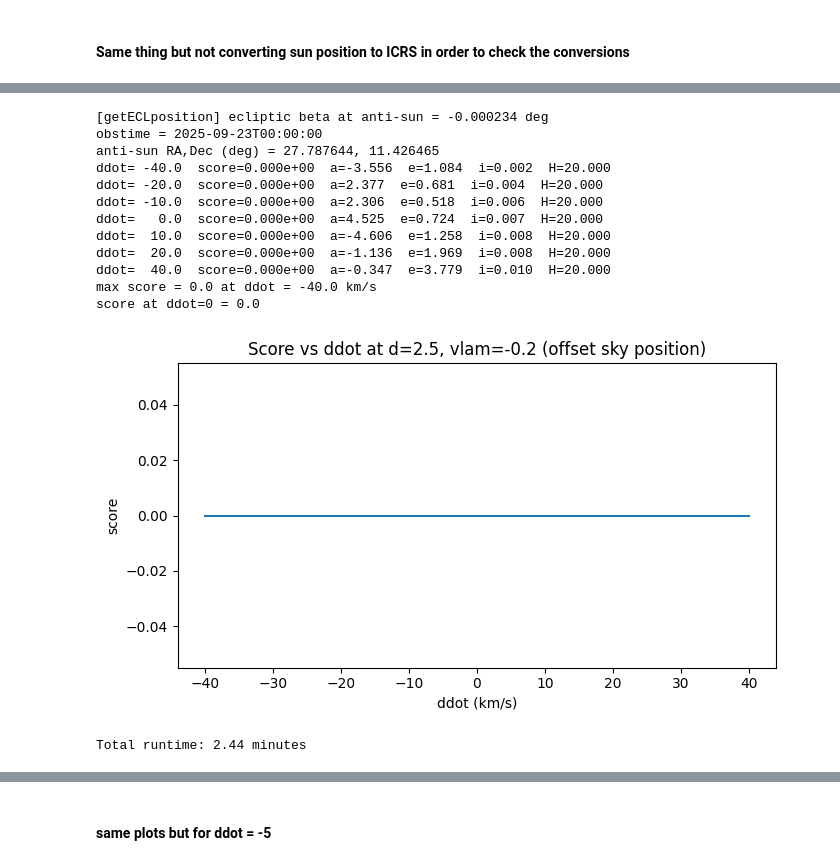
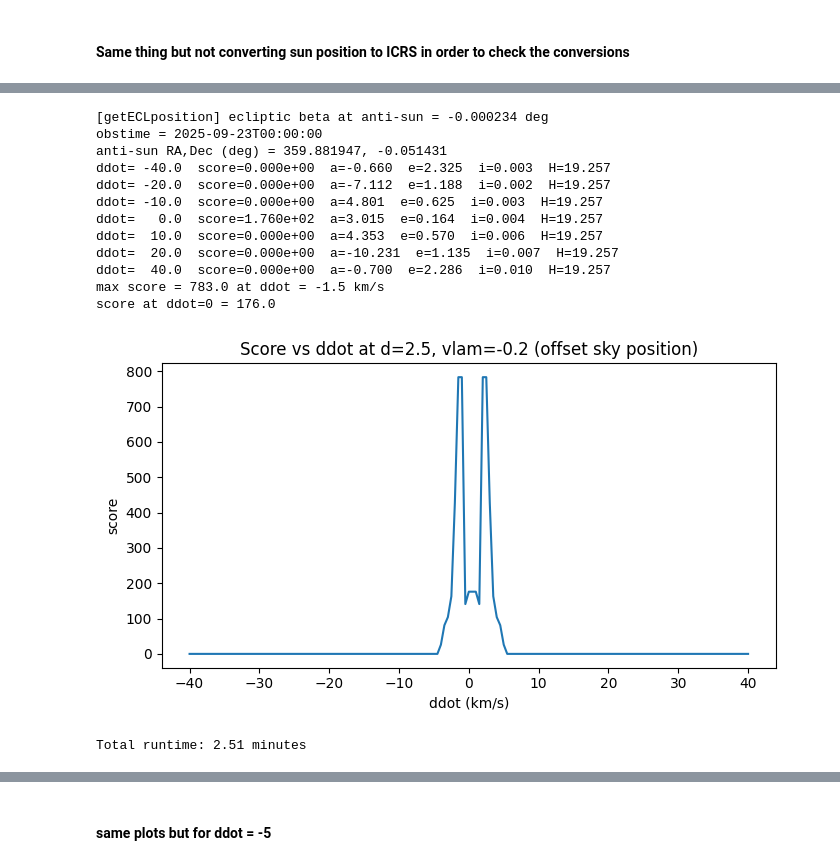
Before and after one commit to devanshi-s04/neomod, a Jupyter notebook: mbasplotwscorer.ipynb, the cells around one changed output, grey strips where cells are left out. Drawn from its saved outputs; the diff is of its cells as text; code cells hidden in the pictures.

```diff
--- a/mbasplotwscorer.ipynb
+++ b/mbasplotwscorer.ipynb
@@ -636,7 +652,7 @@ def getECLposition(raAntisun_deg, decAntisun_deg, obstime_str, longitudeOffset_d
 
 raAS_deg, decAS_deg = anti_sun_radec_icrs(obstime_str)
 
-longitudeOffset_deg = 30.0  # change to 0, 30, 60, 90 ...
+longitudeOffset_deg = 0.0  # change to 0, 30, 60, 90 ...
 
 use_offset = True  # switch to false to go back to default settings for anti-sun (or change the offset above to 0)
 if use_offset:
@@ -753,42 +769,42 @@ t0 = time.perf_counter()
 
 for idd, d_au in enumerate(tqdm(d_grid, desc="Scanning distance d", unit="AU")):
     for iv, vlam in enumerate(vlam_grid):
         dra, ddec = nsc.ecliptic_rates_to_radec_rates1(
             ra0_deg, dec0_deg, vlam, vbeta_fixed, obstime_str
         )
 
         out = scorer_mba_s3m.compute_score(
             obstime_str=obstime_str,
             ra_deg=ra0_deg,
             dec_deg=dec0_deg,
             dra_deg_per_day=dra,
             ddec_deg_per_day=ddec,
             mag=mag,
             d_au=d_au,
             ddot_kms=ddot_fixed
         )
 
         W[idd, iv] = out["score"]
 
 t1 = time.perf_counter()
 print(f"\nTotal runtime: {(t1 - t0)/60:.2f} minutes")
 
 
 best_idx = np.argmax(W, axis=1)
 best_vlam = vlam_grid[best_idx]
 best_w = W[np.arange(len(d_grid)), best_idx]
 # %% [output]
 [getECLposition] ecliptic beta at anti-sun = -0.000234 deg
 obstime = 2025-09-23T00:00:00
-anti-sun RA,Dec (deg) = 27.787644, 11.426465
-ddot= -40.0  score=0.000e+00  a=-3.556  e=1.084  i=0.002  H=20.000
-ddot= -20.0  score=0.000e+00  a=2.377  e=0.681  i=0.004  H=20.000
-ddot= -10.0  score=0.000e+00  a=2.306  e=0.518  i=0.006  H=20.000
-ddot=   0.0  score=0.000e+00  a=4.525  e=0.724  i=0.007  H=20.000
-ddot=  10.0  score=0.000e+00  a=-4.606  e=1.258  i=0.008  H=20.000
-ddot=  20.0  score=0.000e+00  a=-1.136  e=1.969  i=0.008  H=20.000
-ddot=  40.0  score=0.000e+00  a=-0.347  e=3.779  i=0.010  H=20.000
-max score = 0.0 at ddot = -40.0 km/s
-score at ddot=0 = 0.0
+anti-sun RA,Dec (deg) = 359.881947, -0.051431
+ddot= -40.0  score=0.000e+00  a=-0.660  e=2.325  i=0.003  H=19.257
+ddot= -20.0  score=0.000e+00  a=-7.112  e=1.188  i=0.002  H=19.257
+ddot= -10.0  score=0.000e+00  a=4.801  e=0.625  i=0.003  H=19.257
+ddot=   0.0  score=1.760e+02  a=3.015  e=0.164  i=0.004  H=19.257
+ddot=  10.0  score=0.000e+00  a=4.353  e=0.570  i=0.006  H=19.257
+ddot=  20.0  score=0.000e+00  a=-10.231  e=1.135  i=0.007  H=19.257
+ddot=  40.0  score=0.000e+00  a=-0.700  e=2.286  i=0.010  H=19.257
+max score = 783.0 at ddot = -1.5 km/s
+score at ddot=0 = 176.0
-[figure, old version]
+[figure, new version]
-Total runtime: 2.44 minutes
+Total runtime: 2.51 minutes
```
Also changed, not shown: parts of 39 cells of this notebook, 3 other files.
